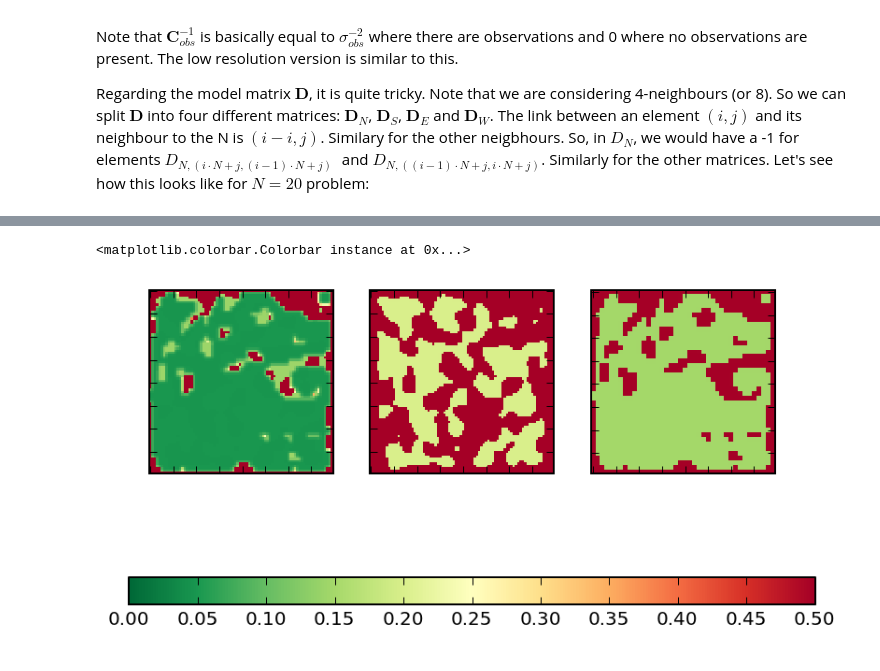
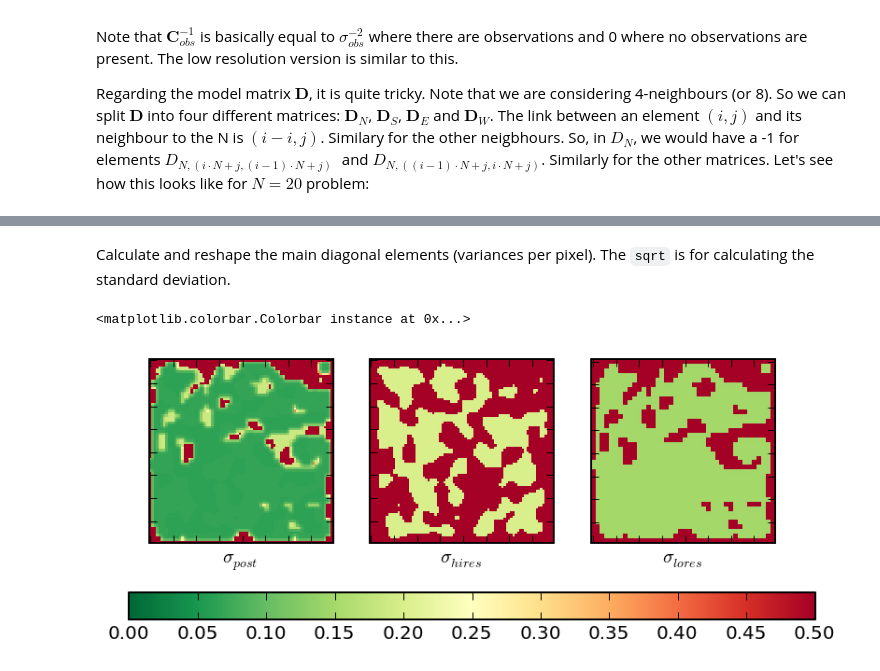
Before and after one commit to maxchernet/toy_eoldas, a Jupyter notebook: SpatialSmoothing.ipynb, the cells around one changed output, grey strips where cells are left out. Saved outputs shown, nothing was run; the diff lists cells and outputs as text; code cells hidden in the pictures.

```diff
--- a/SpatialSmoothing.ipynb
+++ b/SpatialSmoothing.ipynb
@@ -650,7 +655,7 @@ Hessian_model = DYsparse + DXsparse
 # %%
-C_obs_hires = np.where ( qa_flag_hires == 1, 1./0.15**2, 0 ).flatten()
+C_obs_hires = np.where ( qa_flag_hires == 1, 1./sigma_obs_hires**2, 0 ).flatten()
 C_obs_hires = scipy.sparse.spdiags(C_obs_hires, 0, rows*rows, rows*rows)
 ##############################################################################
-C_obs_lores = np.where ( qa_flag_lores == 1, 1./0.05**2, 0 )
+C_obs_lores = np.where ( qa_flag_lores == 1, 5./(sigma_obs_lores)**2, 0 )
 C_obs_lores = scipy.ndimage.interpolation.zoom ( C_obs_lores, 2, order=1 ).flatten()
 C_obs_lores = scipy.sparse.spdiags(C_obs_lores, 0, rows*rows, rows*rows)
@@ -674,22 +670,26 @@ plt.imshow ( postCov, interpolation='nearest', cmap=plt.cm.gray)
+# %% [markdown]
+Calculate and reshape the main diagonal elements (variances per pixel). The `sqrt` is for calculating the standard deviation.
 # %%
 post_sd = np.sqrt(np.diagonal(postCov)).reshape((rows, rows))
 # %%
 plt.subplot(1,3,1)
 plt.imshow ( post_sd, interpolation='nearest', cmap=plt.cm.RdYlGn_r, vmin=0, vmax=0.5)
 plt.xticks(visible=False)
 plt.yticks(visible=False)
+plt.xlabel(r'$\sigma_{post}$')
 plt.subplot(1,3,2)
 plt.imshow ( np.where(qa_flag_hires==1, 0.2, 1), interpolation='nearest', cmap=plt.cm.RdYlGn_r, vmin=0, vmax=0.5)
 plt.xticks(visible=False)
 plt.yticks(visible=False)
-
+plt.xlabel(r'$\sigma_{hires}$')
 plt.subplot(1,3,3)
 plt.imshow ( np.where(qa_flag_lores==1, 0.15, 1), interpolation='nearest', cmap=plt.cm.RdYlGn_r, vmin=0, vmax=0.5)
 plt.xticks(visible=False)
 plt.yticks(visible=False)
+plt.xlabel(r'$\sigma_{lores}$')
 
-cax = plt.axes([0.1, 0.1, 0.85, 0.05])
+cax = plt.axes([0.1, 0.2, 0.85, 0.05])
 plt.colorbar(cax=cax,orientation='horizontal')
 # %% [output]
 <matplotlib.colorbar.Colorbar instance at 0x...>
-[figure, old version]
+[figure, new version]
```
Also changed, not shown: parts of 10 cells of this notebook.
